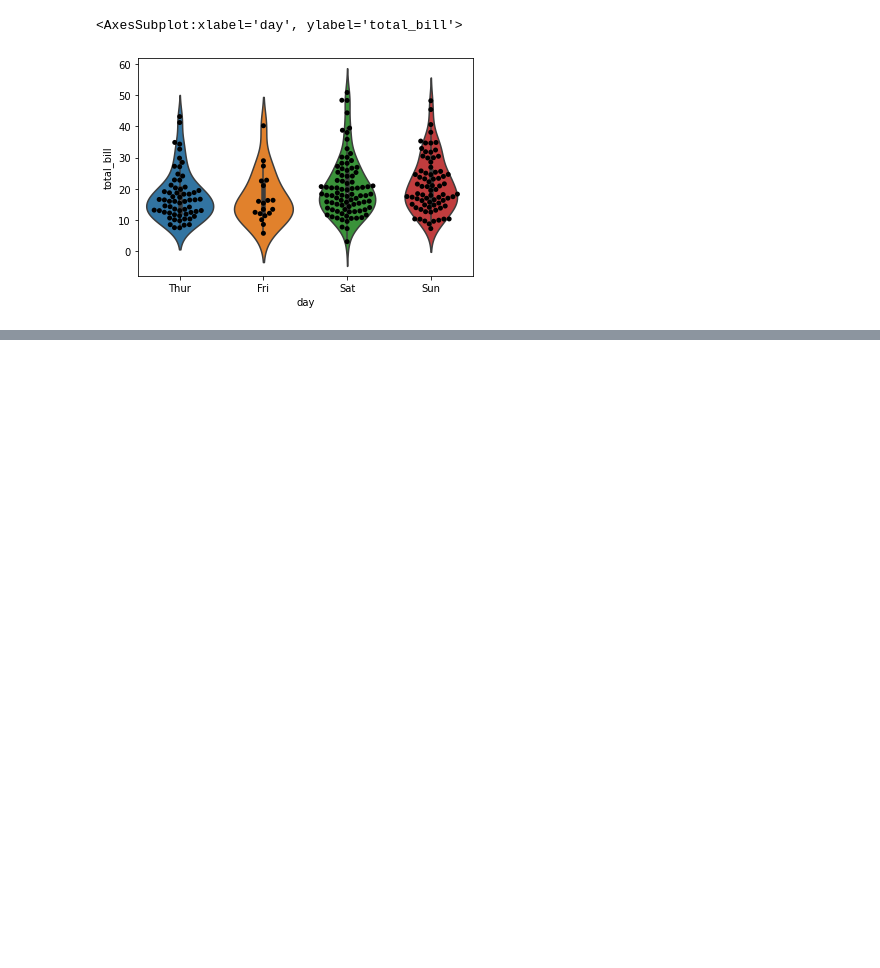
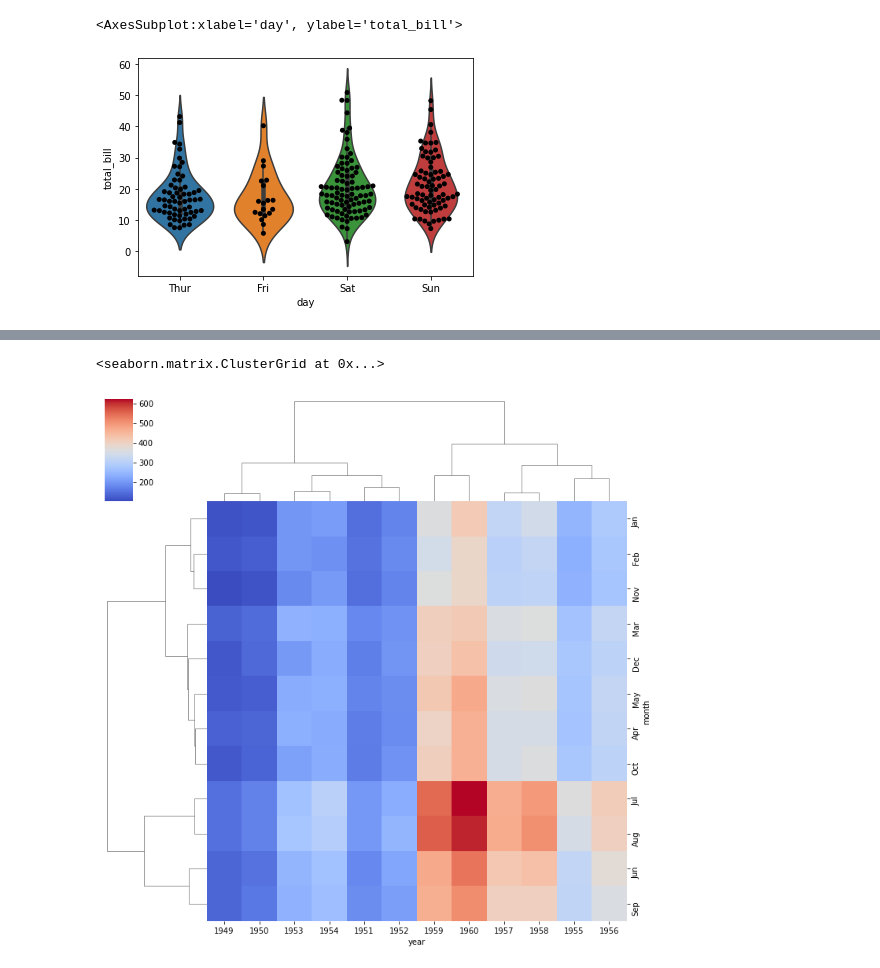
Before and after one commit to xkrystiandutka/DataScience, a Jupyter notebook: Seaborn/Seaborn.ipynb, the cells around one changed output, grey strips where cells are left out. Cells and saved outputs as stored; diff of their text form; code cells hidden in the pictures; blank space fills up the shorter version.

```diff
--- a/Seaborn/Seaborn.ipynb
+++ b/Seaborn/Seaborn.ipynb
@@ -170,0 +231,5 @@ sns.catplot(x='day',y='total_bill',data=tips, kind='bar')
+# %%
+sns.clustermap(fp, cmap='coolwarm', standa)
+# %% [output]
+<seaborn.matrix.ClusterGrid at 0x...>
+[figure, added]
```
Also changed, not shown: parts of 10 cells of this notebook.
